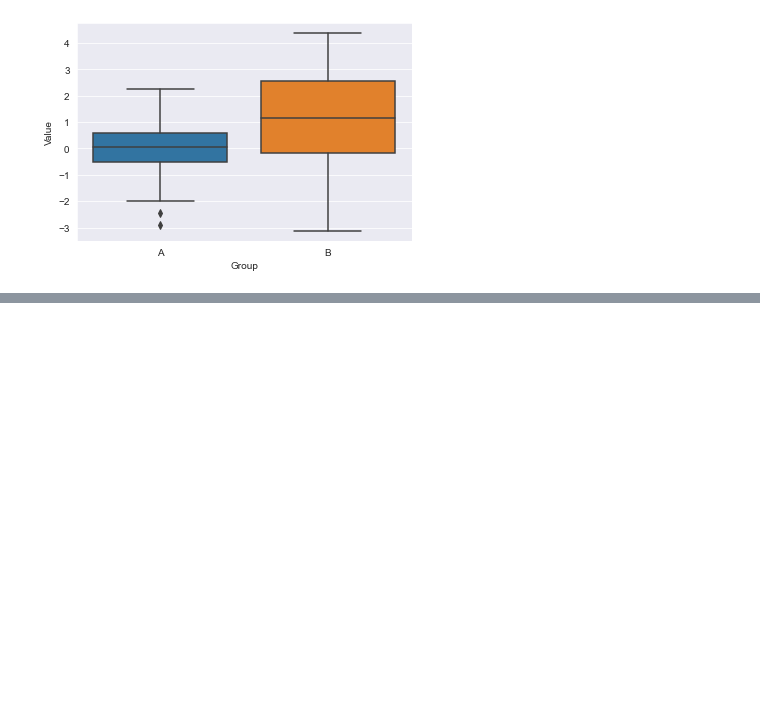
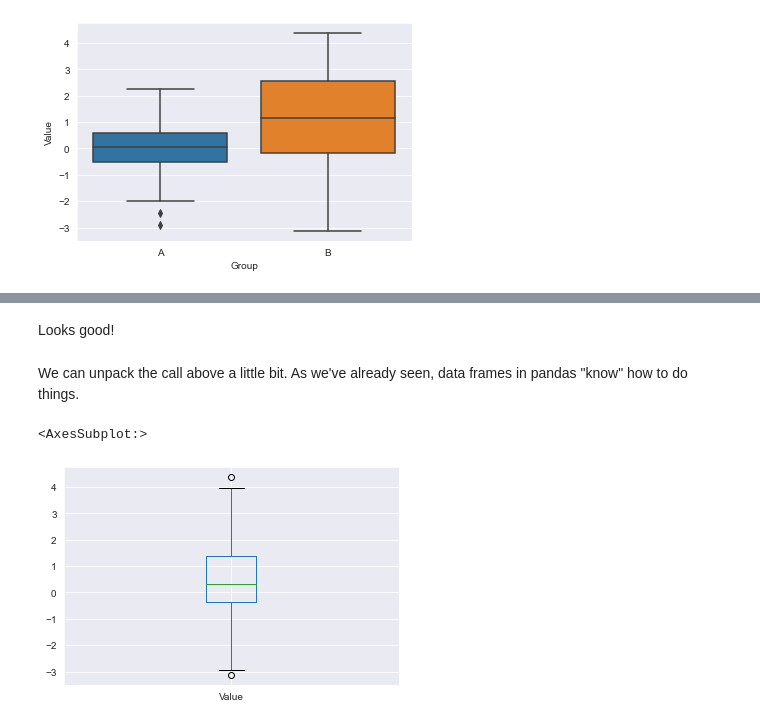
Before and after one commit to psychdatascience/FDS-CourseOne, a Jupyter notebook: tutorial007.ipynb, the cells around one changed output, grey strips where cells are left out. Saved outputs shown, nothing was run; the diff lists cells and outputs as text; code cells hidden in the pictures; blank space fills up the shorter version.

```diff
--- a/tutorial007.ipynb
+++ b/tutorial007.ipynb
@@ -169,0 +200,9 @@ mySummary = myDataFromFile.describe()
+# %% [markdown]
+Looks good!
+# %% [markdown]
+We can unpack the call above a little bit. As we've already seen, data frames in pandas "know" how to do things.
+# %%
+myDataFromFile.boxplot()
+# %% [output]
+<AxesSubplot:>
+[figure, added]
```
Also changed, not shown: parts of 20 cells of this notebook.
